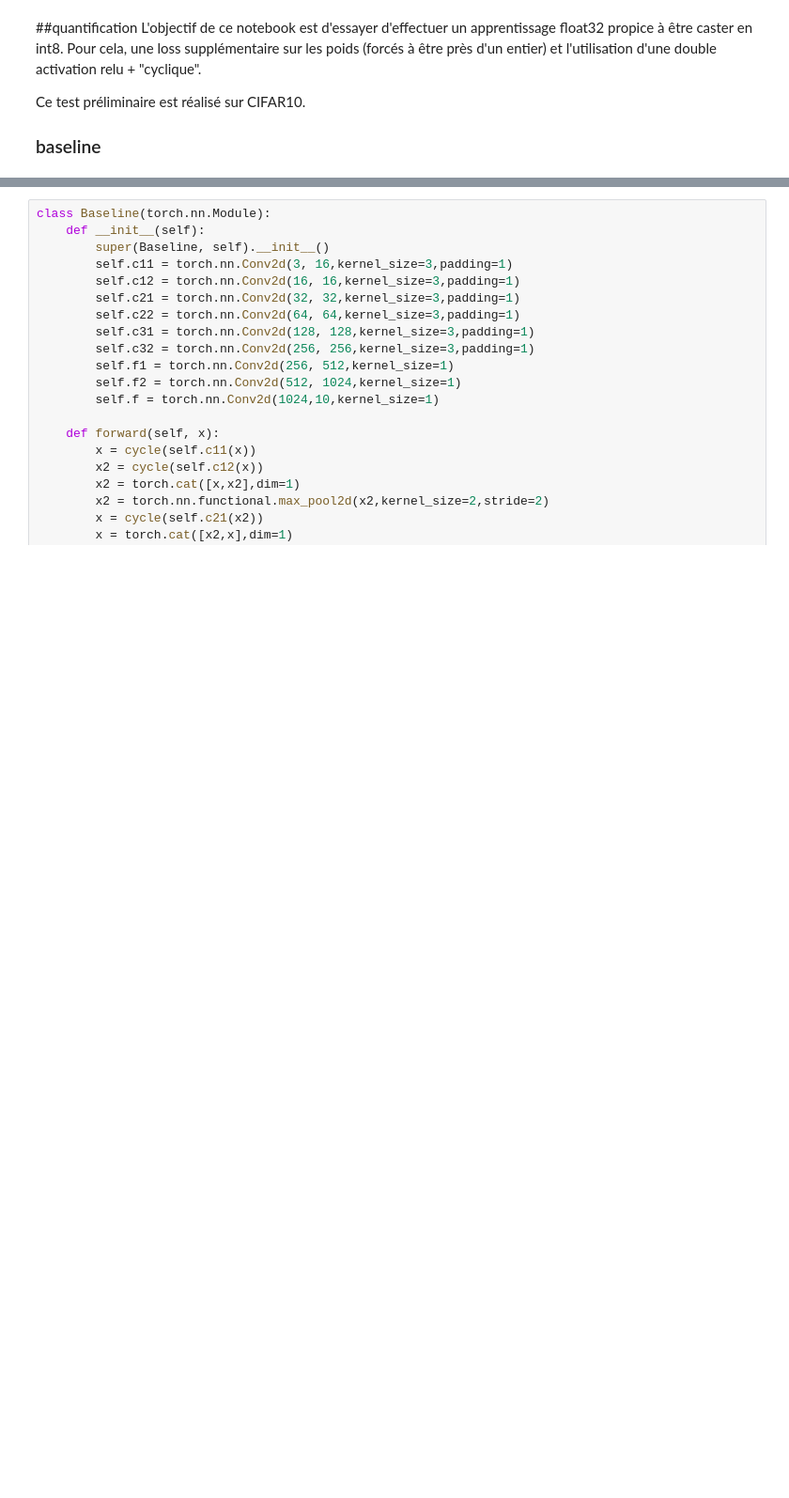
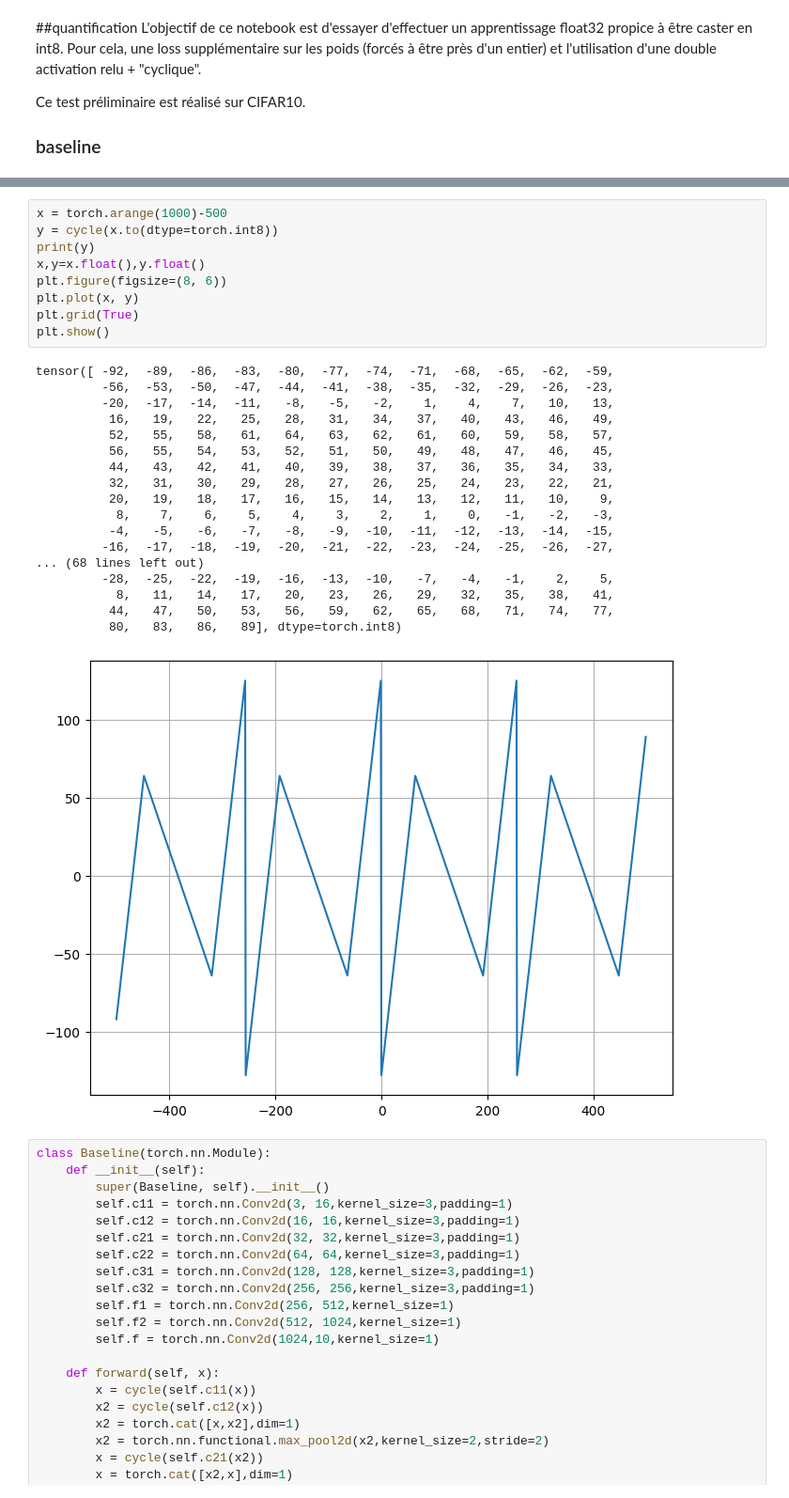
Before and after one commit to achanhon/AdversarialModel, a Jupyter notebook: Untitled20.ipynb, the cells around one changed output, grey strips where cells are left out. Shown at 94% size. Saved outputs shown, nothing was run; the diff lists cells and outputs as text; blank space fills up the shorter version.

```diff
--- a/Untitled20.ipynb
+++ b/Untitled20.ipynb
@@ -28,3 +31,31 @@ plt.show()
+# %%
+x = torch.arange(1000)-500
+y = cycle(x.to(dtype=torch.int8))
+print(y)
+x,y=x.float(),y.float()
+plt.figure(figsize=(8, 6))
+plt.plot(x, y)
+plt.grid(True)
+plt.show()
+# %% [output]
+tensor([ -92,  -89,  -86,  -83,  -80,  -77,  -74,  -71,  -68,  -65,  -62,  -59,
+         -56,  -53,  -50,  -47,  -44,  -41,  -38,  -35,  -32,  -29,  -26,  -23,
+         -20,  -17,  -14,  -11,   -8,   -5,   -2,    1,    4,    7,   10,   13,
+          16,   19,   22,   25,   28,   31,   34,   37,   40,   43,   46,   49,
+          52,   55,   58,   61,   64,   63,   62,   61,   60,   59,   58,   57,
+          56,   55,   54,   53,   52,   51,   50,   49,   48,   47,   46,   45,
+          44,   43,   42,   41,   40,   39,   38,   37,   36,   35,   34,   33,
+          32,   31,   30,   29,   28,   27,   26,   25,   24,   23,   22,   21,
+          20,   19,   18,   17,   16,   15,   14,   13,   12,   11,   10,    9,
+           8,    7,    6,    5,    4,    3,    2,    1,    0,   -1,   -2,   -3,
+          -4,   -5,   -6,   -7,   -8,   -9,  -10,  -11,  -12,  -13,  -14,  -15,
+         -16,  -17,  -18,  -19,  -20,  -21,  -22,  -23,  -24,  -25,  -26,  -27,
+... (68 lines left out)
+         -28,  -25,  -22,  -19,  -16,  -13,  -10,   -7,   -4,   -1,    2,    5,
+           8,   11,   14,   17,   20,   23,   26,   29,   32,   35,   38,   41,
+          44,   47,   50,   53,   56,   59,   62,   65,   68,   71,   74,   77,
+          80,   83,   86,   89], dtype=torch.int8)
+[figure, added]
 # %%
 class Baseline(torch.nn.Module):
     def __init__(self):
```
Also changed, not shown: parts of 1 cell of this notebook.
